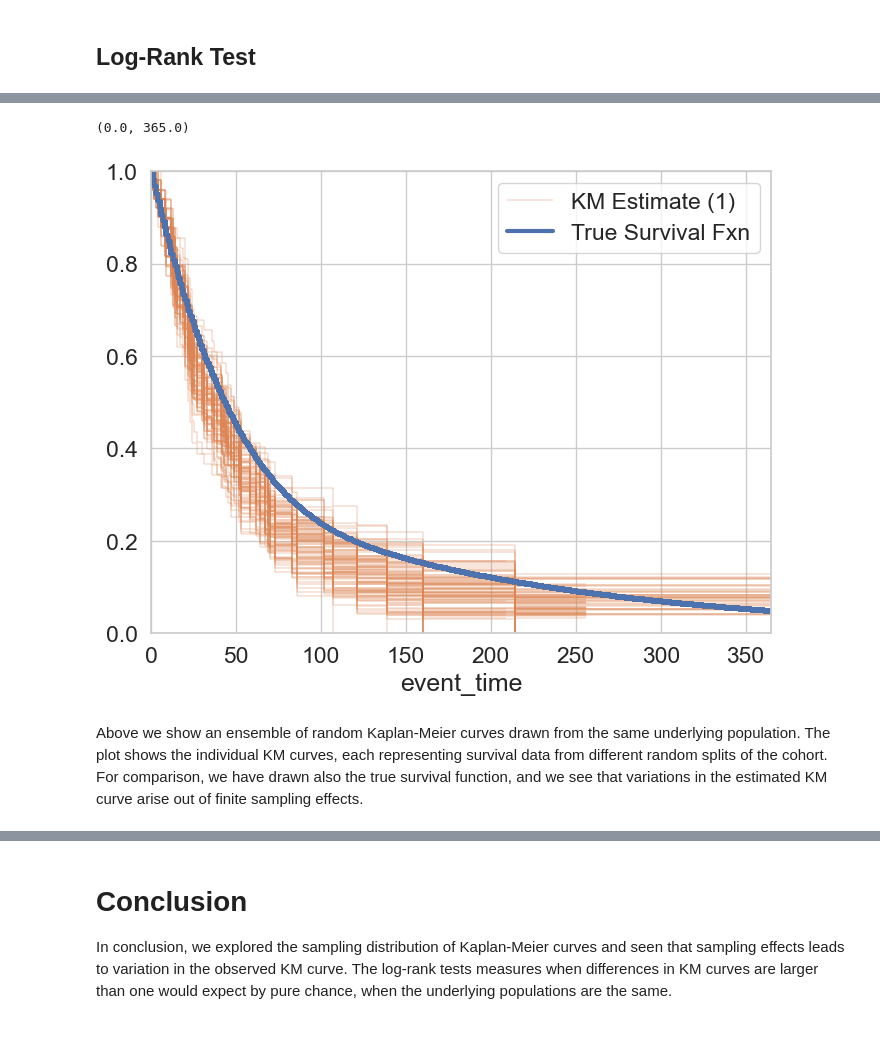
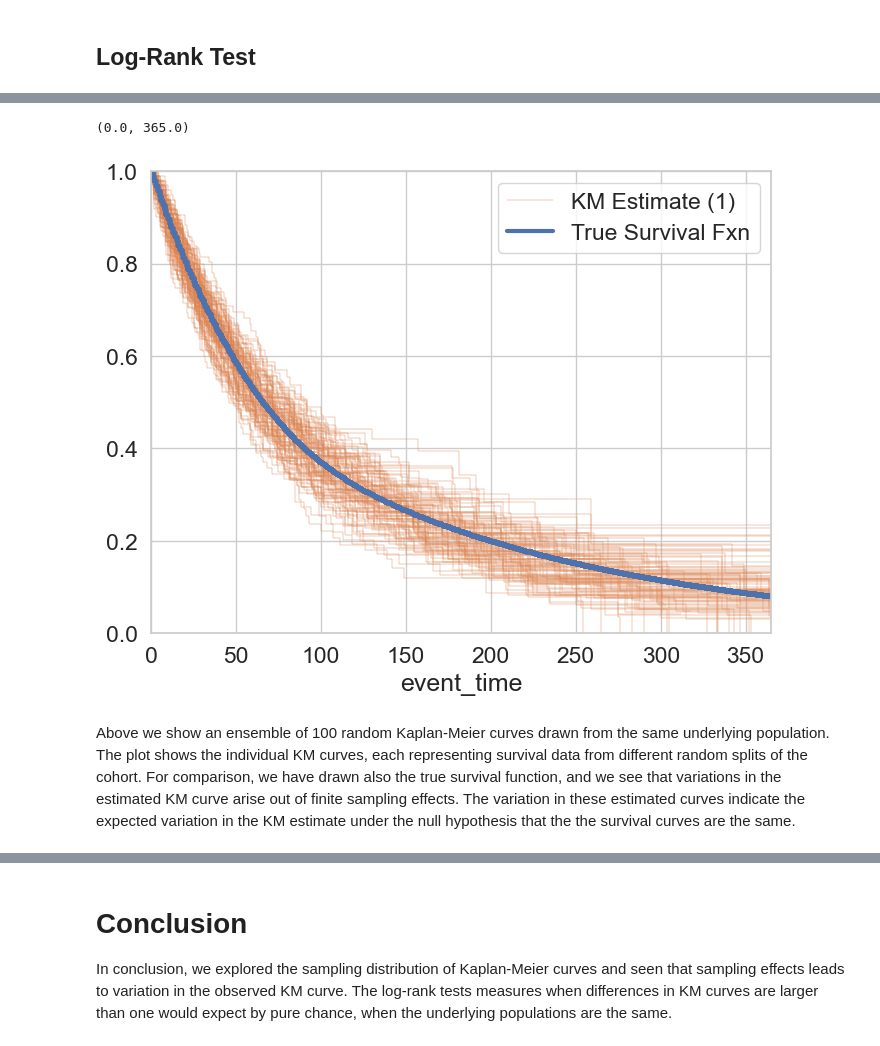
Before and after one commit to sprivite/blog, a Jupyter notebook: blog/kaplan_meier_log_rank.ipynb, the cells around one changed output, grey strips where cells are left out. Saved outputs shown, nothing was run; the diff lists cells and outputs as text; code cells hidden in the pictures.

Commit message:
update log rank

```diff
--- a/blog/kaplan_meier_log_rank.ipynb
+++ b/blog/kaplan_meier_log_rank.ipynb
@@ -80,5 +41,6 @@ Let's start by simulating patient data with a known survival curve. Since KM is
 # %%
 #| include: true
+
 def sigmoid(x):
     return 1./(1 + np.exp(-x))
 
@@ -103,7 +65,7 @@ def compute_survival_from_hazard_rate(hazard_rate):
     hazard_rate = np.hstack((np.array(0), hazard_rate[:-1]))
     return np.exp(-hazard_rate.cumsum())
 
-rate_1 = 1./60     # 1 event per 60 days
+rate_1 = 1./90     # 1 event per 60 days
 rate_2 = 1./180    # 1 event per year
 observation_time = 365 * 5
 transition_time = 90
@@ -281,12 +252,10 @@ To understand the log-rank test, let's now take this population of 100 patients
 # %%
-def random_split_cohort(cohort_1_events, split_col='patient'):
+def generate_km_curves_random_cohorts(n_patients, survival_function, censor_rate):
 
-    split_cohort_1 = cohort_1_events.sample(frac=0.5, replace=False)
-    split_cohort_2 = cohort_1_events[~cohort_1_events[split_col].isin(split_cohort_1[split_col])]
-
-    split_agg_1 = aggregate_events(split_cohort_1)
-    split_agg_2 = aggregate_events(split_cohort_2)
-
+    cohort_1_events = generate_survival_data(n_patients, survival_function, censor_rate)
+    cohort_2_events = generate_survival_data(n_patients, survival_function, censor_rate)
+    split_agg_1 = aggregate_events(cohort_1_events)
+    split_agg_2 = aggregate_events(cohort_2_events)
     split_agg_1.loc[:, 'KM Estimate (1)'] = estimate_kaplan_meier_survival(
         split_agg_1['n_events'], split_agg_1['at_risk'])
     split_agg_2.loc[:, 'KM Estimate (2)'] = estimate_kaplan_meier_survival(
@@ -294,6 +263,6 @@ def random_split_cohort(cohort_1_events, split_col='patient'):
 
     return split_agg_1, split_agg_2
 
-split_agg_1, split_agg_2 = random_split_cohort(cohort_1_events)
+split_agg_1, split_agg_2 = generate_km_curves_random_cohorts(n_patients, survival_function, censor_rate)
 # %%
 #| label: fig-survival-split
@@ -356,35 +337,36 @@ def compute_log_rank(split_agg_1, split_agg_2):
 #| class: preview-image
 #| fig-cap: "An ensemble of random KM curves drawn from the same underlying population."
 #| include: true
+
 fig = plt.figure(figsize=(8,6))
 lr = []
 for _ in range(100):
-    split_agg_1, split_agg_2 = random_split_cohort(cohort_1_events)
-    lr.append(compute_log_rank(split_agg_1, split_agg_2))
+
+    split_agg_1, split_agg_2 = generate_km_curves_random_cohorts(n_patients, survival_function, censor_rate)
 
     ax = sns.lineplot(
         data=split_agg_1[['KM Estimate (1)']],
         linewidth=0.3,
         dashes=False,
         drawstyle='steps-post',
         palette=sns.color_palette()[1:2],
         ax=fig.gca()
     )
     ax.plot(
         survival_function,
         drawstyle='steps-post',
         linewidth=3,
         label='True Survival Fxn',
         color=sns.color_palette()[0]
     )
 # ax.legend()
 handles, labels = plt.gca().get_legend_handles_labels()
 by_label = dict(zip(labels, handles))
 plt.legend(by_label.values(), by_label.keys())
 ax.set_ylim([0, 1])
 ax.set_xlim([0, 365])
 # %% [output]
 (0.0, 365.0)
-[figure, old version]
+[figure, new version]
 # %% [markdown]
-Above we show an ensemble of random Kaplan-Meier curves drawn from the same underlying population. The plot shows the individual KM curves, each representing survival data from different random splits of the cohort. For comparison, we have drawn also the true survival function, and we see that variations in the estimated KM curve arise out of finite sampling effects.
+Above we show an ensemble of 100 random Kaplan-Meier curves drawn from the same underlying population. The plot shows the individual KM curves, each representing survival data from different random splits of the cohort. For comparison, we have drawn also the true survival function, and we see that variations in the estimated KM curve arise out of finite sampling effects. The variation in these estimated curves indicate the expected variation in the KM estimate under the null hypothesis that the the survival curves are the same.
```
Also changed, not shown: parts of 19 cells of this notebook, 8 other files.
